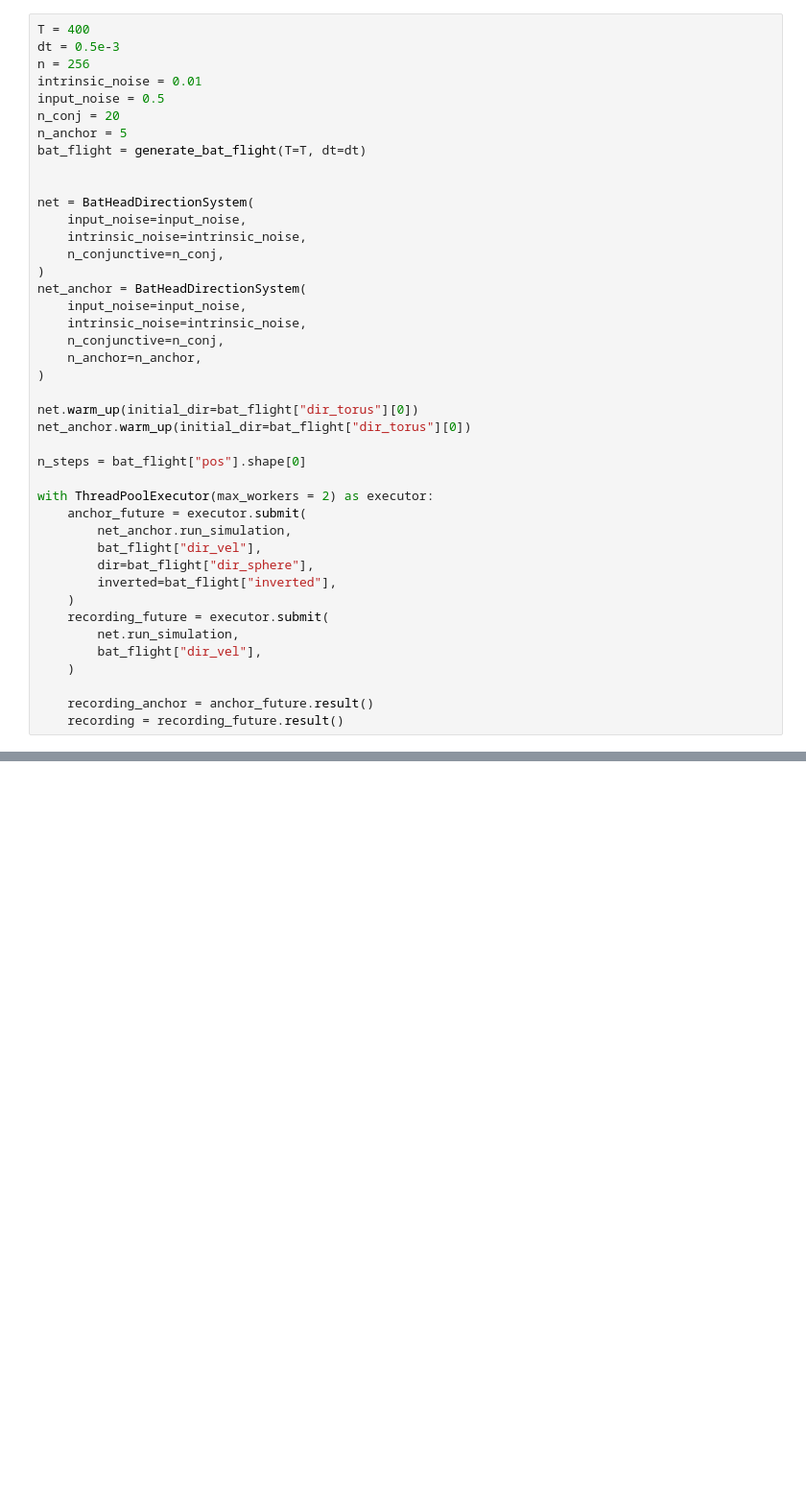
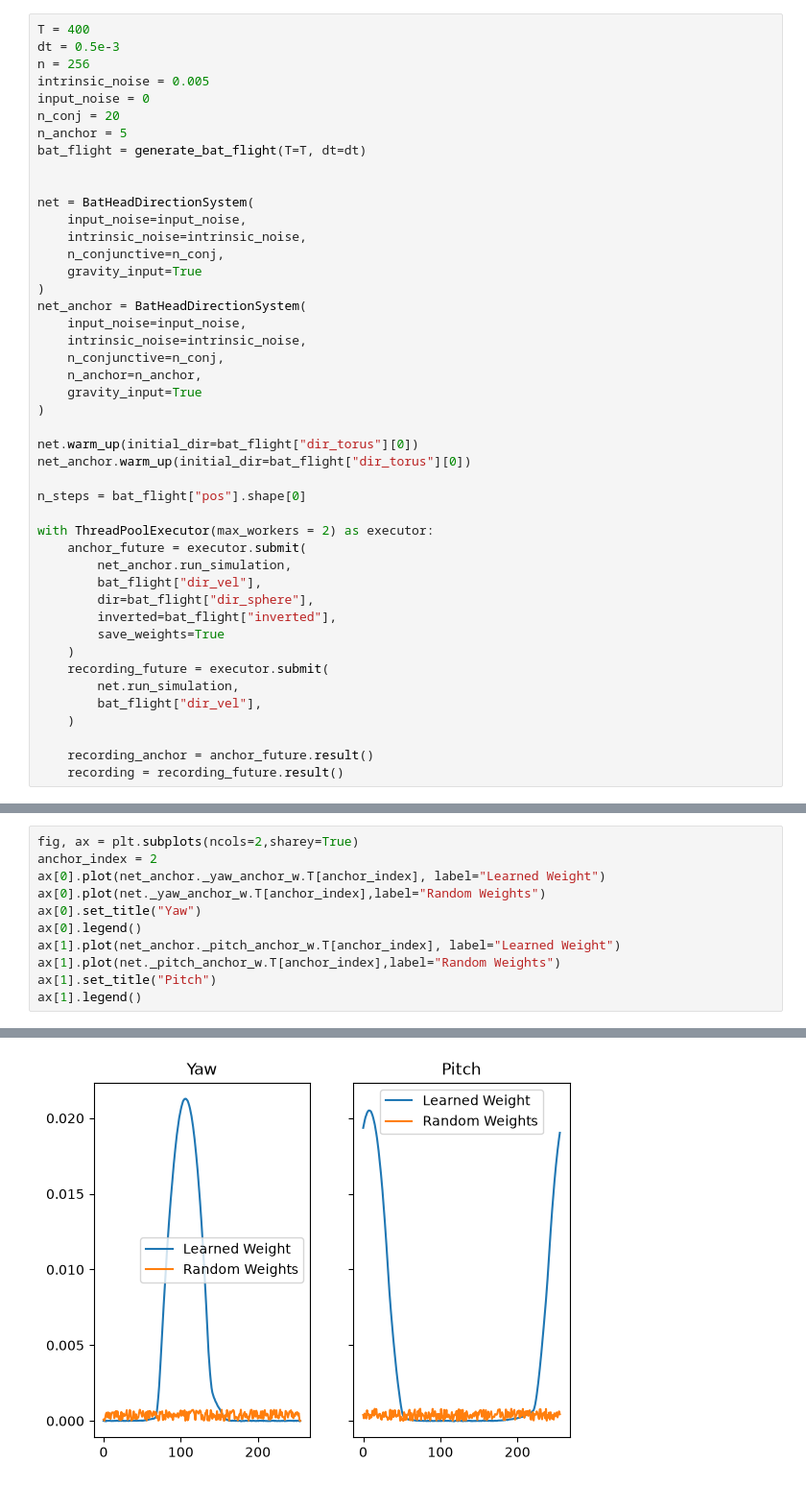
Before and after one commit to siaulich/grid-cells, a Jupyter notebook: notebooks/bat_flight_anchoring.ipynb, the cells around one changed output, grey strips where cells are left out. Shown at 96% size. Saved outputs shown, nothing was run; the diff lists cells and outputs as text; blank space fills up the shorter version.

```diff
--- a/notebooks/bat_flight_anchoring.ipynb
+++ b/notebooks/bat_flight_anchoring.ipynb
@@ -13,8 +15,8 @@ PLOTS_DIR = "../plots"
 T = 400
 dt = 0.5e-3
 n = 256
-intrinsic_noise = 0.01
-input_noise = 0.5
+intrinsic_noise = 0.005
+input_noise = 0
 n_conj = 20
 n_anchor = 5
 bat_flight = generate_bat_flight(T=T, dt=dt)
@@ -24,12 +26,14 @@ net = BatHeadDirectionSystem(
     input_noise=input_noise,
     intrinsic_noise=intrinsic_noise,
     n_conjunctive=n_conj,
+    gravity_input=True
 )
 net_anchor = BatHeadDirectionSystem(
     input_noise=input_noise,
     intrinsic_noise=intrinsic_noise,
     n_conjunctive=n_conj,
     n_anchor=n_anchor,
+    gravity_input=True
 )
 
 net.warm_up(initial_dir=bat_flight["dir_torus"][0])
@@ -43,6 +47,7 @@ with ThreadPoolExecutor(max_workers = 2) as executor:
         bat_flight["dir_vel"],
         dir=bat_flight["dir_sphere"],
         inverted=bat_flight["inverted"],
+        save_weights=True
     )
     recording_future = executor.submit(
         net.run_simulation,
@@ -57,0 +62,12 @@ np.savez(os.path.join(DATA_DIR, "bat_flight.npz"), bat_flight)
+# %%
+fig, ax = plt.subplots(ncols=2,sharey=True)
+anchor_index = 2
+ax[0].plot(net_anchor._yaw_anchor_w.T[anchor_index], label="Learned Weight")
+ax[0].plot(net._yaw_anchor_w.T[anchor_index],label="Random Weights")
+ax[0].set_title("Yaw")
+ax[0].legend()
+ax[1].plot(net_anchor._pitch_anchor_w.T[anchor_index], label="Learned Weight")
+ax[1].plot(net._pitch_anchor_w.T[anchor_index],label="Random Weights")
+ax[1].set_title("Pitch")
+ax[1].legend()
+# %% [output]
@@ -58,3 +75,4 @@ np.savez(os.path.join(DATA_DIR, "bat_flight.npz"), bat_flight)
+[figure, added]
 # %%
 np.mean(
     np.abs(angular_error(recording_anchor["decoded_angle"], bat_flight["dir_torus"])),
```
Also changed, not shown: parts of 16 cells of this notebook, 2 other files.
